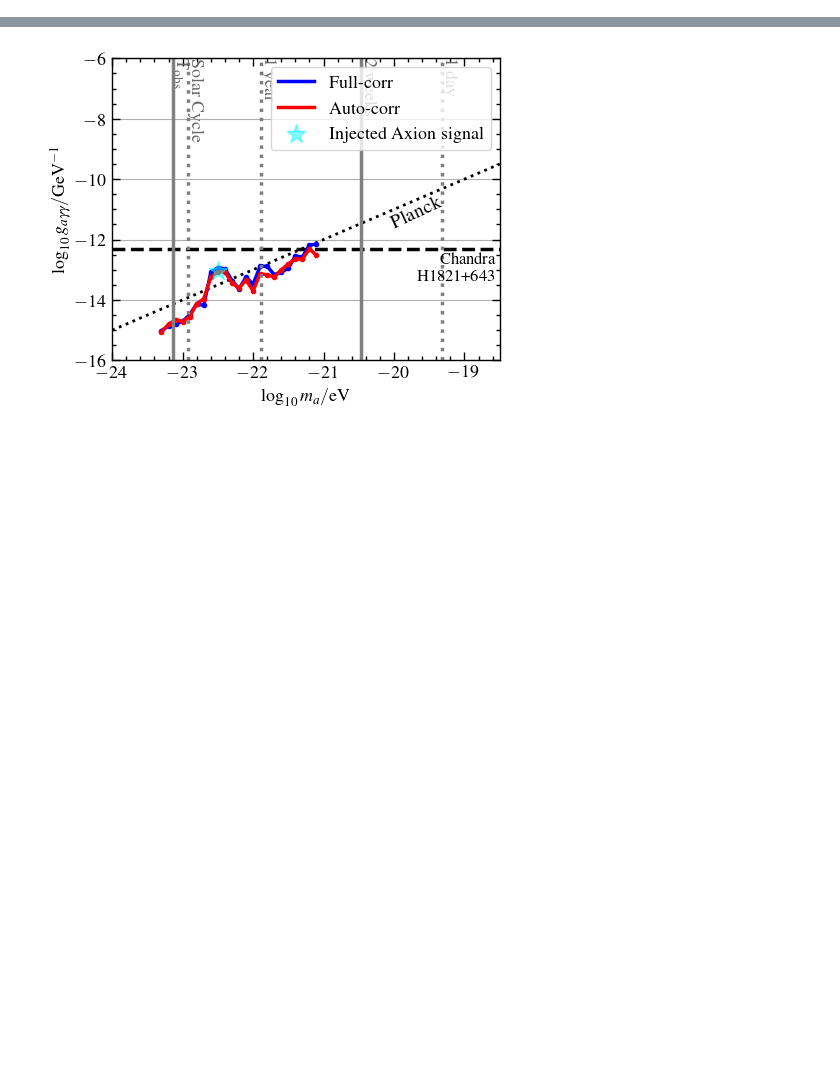
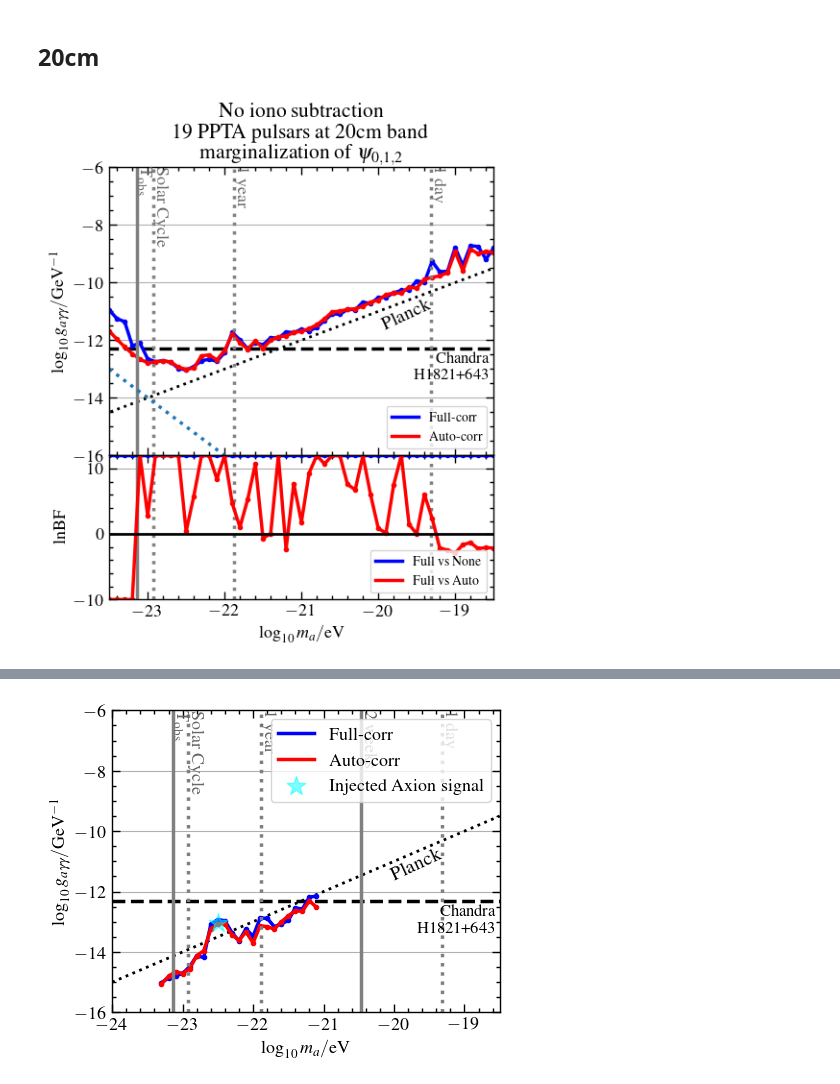
Before and after one commit to XueXiao-Physics/PPA, a Jupyter notebook: 2_Result.ipynb, the cells around one changed output, grey strips where cells are left out. Cells and saved outputs as stored; diff of their text form; code cells hidden in the pictures; blank space fills up the shorter version.

```diff
--- a/2_Result.ipynb
+++ b/2_Result.ipynb
@@ -214,0 +254,48 @@ plt.savefig("ul_1_white.jpg",bbox_inches='tight')
+# %% [markdown]
+## 20cm
+# %%
+# True
+fig,axes = plt.subplots(2,1,figsize=(5,6),sharex=True,gridspec_kw={'height_ratios': [4, 2]})
+plt.subplots_adjust(left=0.15,
+                    bottom=0.10,
+                    right=0.95,
+                    top=0.85,
+                    wspace=0.0,
+                    hspace=0.0)
+
+
+l10ma = np.arange(5,56)*0.1 -24
+ul_auto = np.array([ 0.06 , -0.324, -0.689, -1.028, -1.317, -1.543, -1.615, -1.675,
+       -1.808, -2.093, -2.264, -2.323, -1.996, -2.067, -2.339, -2.112,
+       -1.649, -2.039, -2.369, -2.181, -2.532, -2.361, -2.335, -2.409,
+       -2.391, -2.442, -2.457, -2.42 , -2.318, -2.173, -2.247, -2.286,
+       -2.366, -2.377, -2.337, -2.366, -2.274, -2.322, -2.419, -2.317,
+       -2.449, -2.245, -2.274, -2.324, -2.314, -1.684, -2.445, -1.803,
+       -2.05 , -2.079, -2.206])
+
+ul_full = np.array([ 0.788,  0.393,  0.185, -0.748, -0.761,
+       -1.404, -1.601, -1.666, -1.822, -2.132, -2.29 , -2.271, -2.166,
+       -2.22 , -2.387, -2.189, -1.581, -1.946, -2.351, -2.23 , -2.424,
+       -2.266, -2.388, -2.271, -2.394, -2.377, -2.534, -2.511, -2.374,
+       -2.24 , -2.357, -2.287, -2.396, -2.238, -2.379, -2.279, -2.368,
+       -2.313, -2.326, -2.412, -2.198, -2.345, -1.721, -2.18 , -2.264,
+       -1.538, -2.265, -1.677, -1.803, -2.346, -2.06 ])
+
+make_ul_plot(axes[0],l10ma,ul_auto,ul_full)
+axes[0].plot(l10ma , -13-2*(l10ma+23.5),':')
+axes[0].set_title("No iono subtraction\n 19 PPTA pulsars at 20cm band\n"+r"marginalization of $\psi_{0,1,2}$")
+
+lbf = np.array([  -10,   -10,   -10,   -10,    12,  2.812,    12,    12,
+          12,    12,  0.407,  5.791,    12,    12,  8.411,    12,
+        4.677,  1.044,  5.258, 10.714, -0.638,  0.066,    12, -2.314,
+        7.718,  1.824,  9.328,    12, 10.714,    12,    12,  7.578,
+        6.762,    12,  5.993,  0.862,  0.147,  7.495,    12,  1.482,
+        0.013,  6.058,  2.421, -2.122, -2.444, -2.907, -1.626, -1.295,
+       -2.24 , -2.053, -2.148])
+lbf_nf = lbf/lbf*12
+
+make_bf_plot(axes[1],l10ma,lbf,lbf_nf)
+plt.savefig("ul_bf_20.pdf")
+plt.savefig("ul_bf_20.jpg")
+# %% [output]
+[figure, added]
```
Also changed, not shown: parts of 25 cells of this notebook, 2 other files.
